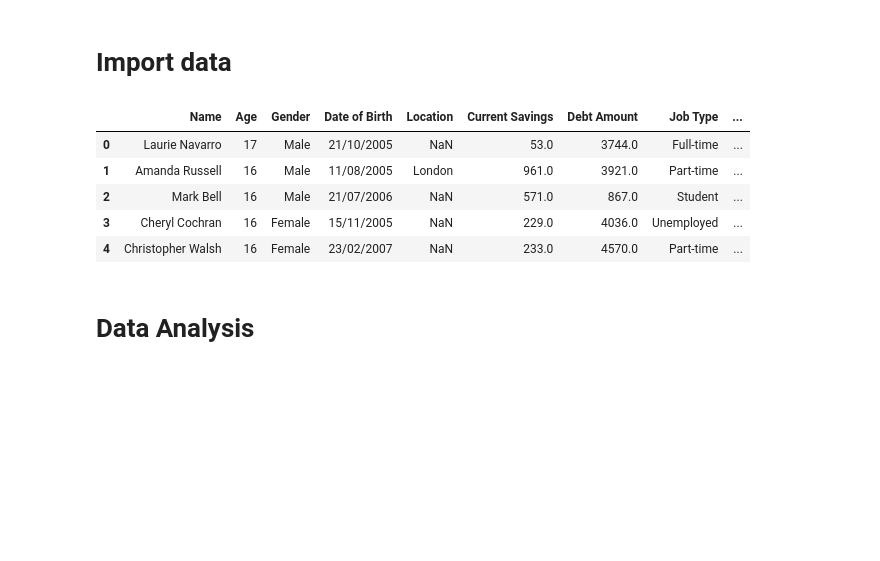
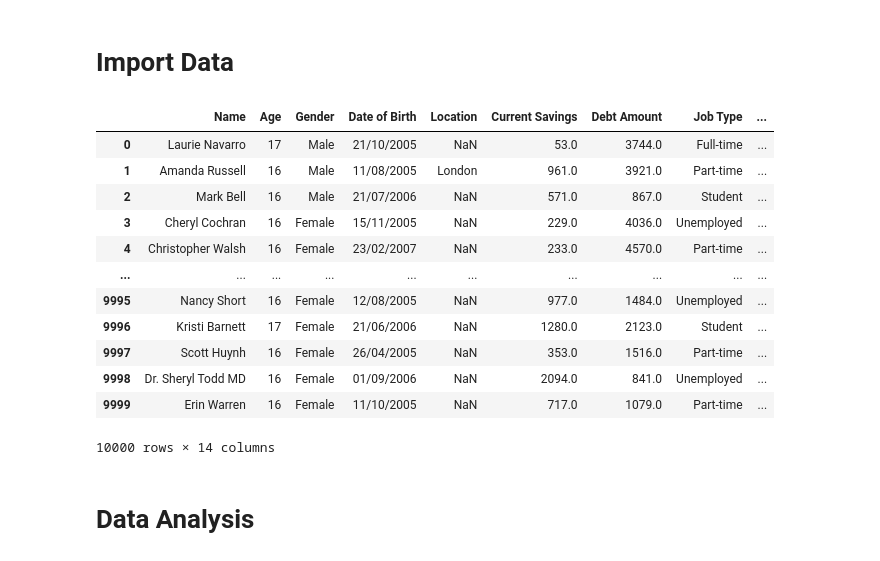
Before and after one commit to albert-87/ISA-Withdrawals-at-18, a Jupyter notebook: ISA Withdrawals at 18 - Python code (Analysis - Wrangling - Vizuals).ipynb, the cells around one changed output. Drawn from its saved outputs; the diff is of its cells as text; code cells hidden in the pictures; blank space fills up the shorter version.

```diff
--- a/ISA Withdrawals at 18 - Python code (Analysis - Wrangling - Vizuals).ipynb
+++ b/ISA Withdrawals at 18 - Python code (Analysis - Wrangling - Vizuals).ipynb
@@ -1,17 +1,24 @@
 # %% [markdown]
-# Import data
+# Import Data
 # %%
 import pandas as pd
 df = pd.read_csv('customer_data2.csv')
 # %%
-df.head()
+df
 # %% [output]
 |  | Name | Age | Gender | Date of Birth | Location | Current Savings | Debt Amount | Job Type | ... |
 | 0 | Laurie Navarro | 17 | Male | 21/10/2005 | NaN | 53.0 | 3744.0 | Full-time | ... |
 | 1 | Amanda Russell | 16 | Male | 11/08/2005 | London | 961.0 | 3921.0 | Part-time | ... |
 | 2 | Mark Bell | 16 | Male | 21/07/2006 | NaN | 571.0 | 867.0 | Student | ... |
 | 3 | Cheryl Cochran | 16 | Female | 15/11/2005 | NaN | 229.0 | 4036.0 | Unemployed | ... |
 | 4 | Christopher Walsh | 16 | Female | 23/02/2007 | NaN | 233.0 | 4570.0 | Part-time | ... |
+| ... | ... | ... | ... | ... | ... | ... | ... | ... | ... |
+| 9995 | Nancy Short | 16 | Female | 12/08/2005 | NaN | 977.0 | 1484.0 | Unemployed | ... |
+| 9996 | Kristi Barnett | 17 | Female | 21/06/2006 | NaN | 1280.0 | 2123.0 | Student | ... |
+| 9997 | Scott Huynh | 16 | Female | 26/04/2005 | NaN | 353.0 | 1516.0 | Part-time | ... |
+| 9998 | Dr. Sheryl Todd MD | 16 | Female | 01/09/2006 | NaN | 2094.0 | 841.0 | Unemployed | ... |
+| 9999 | Erin Warren | 16 | Female | 11/10/2005 | NaN | 717.0 | 1079.0 | Part-time | ... |
+10000 rows × 14 columns
 # %% [markdown]
 # Data Analysis
 # %%
```
Also changed, not shown: parts of 2 cells of this notebook.
